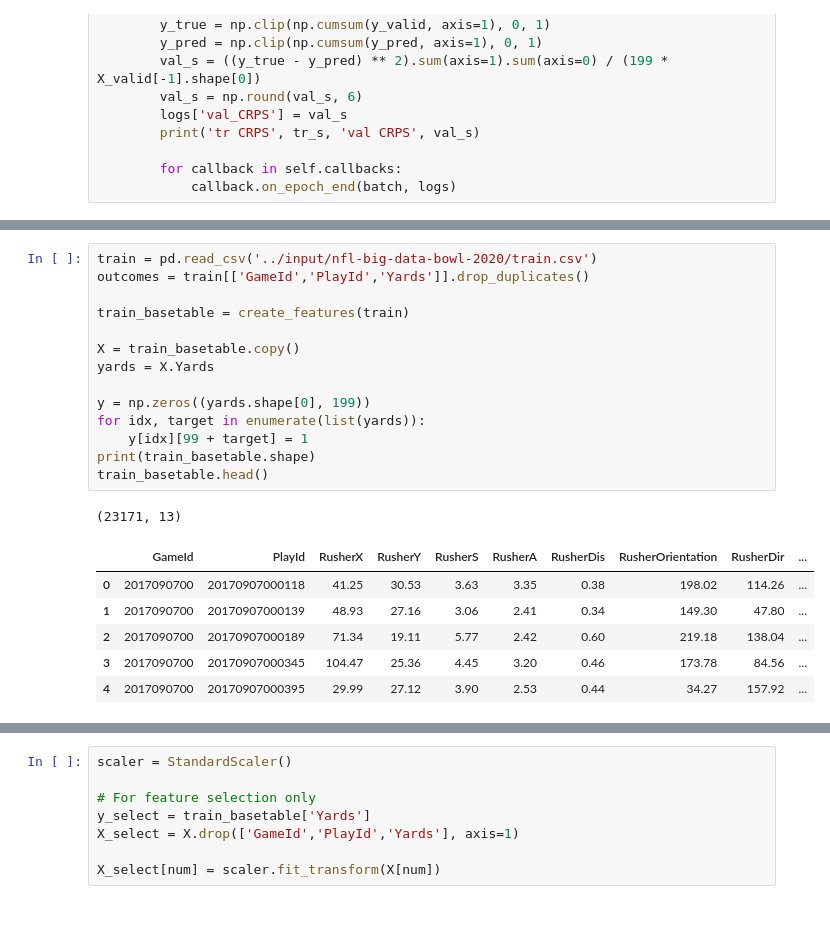
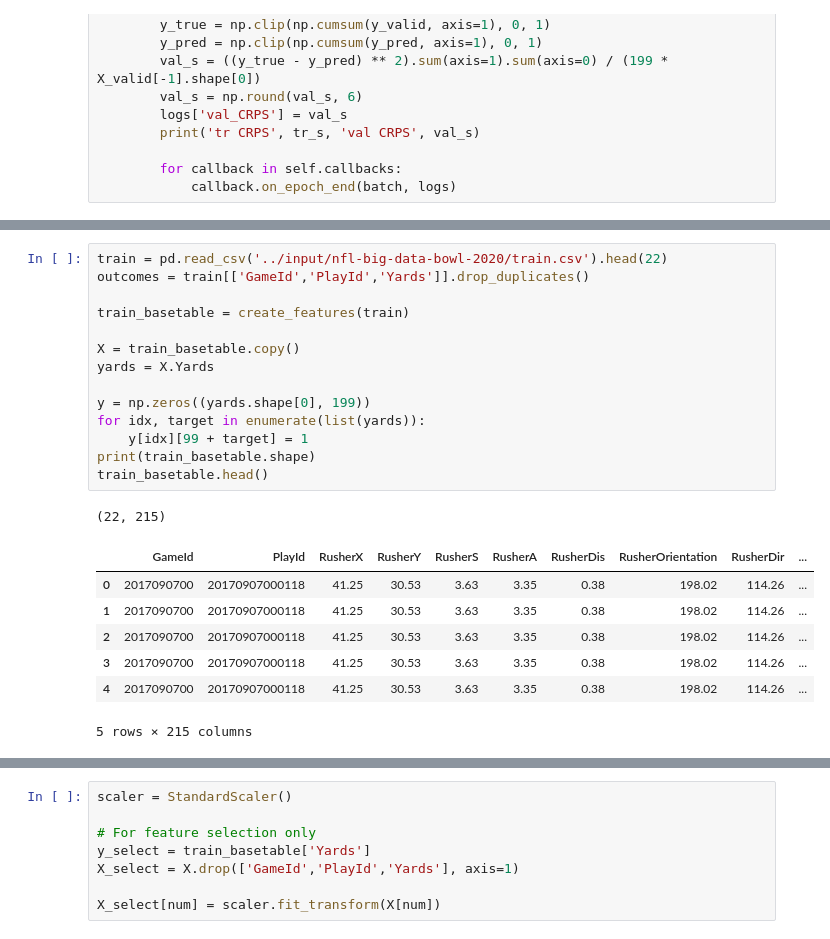
Before and after one commit to TheNerdyCat/nfl-big-data-bowl, a Jupyter notebook: output/feature_engineering_v4.ipynb, the cells around one changed output, grey strips where cells are left out. Drawn from its saved outputs; the diff is of its cells as text.

```diff
--- a/output/feature_engineering_v4.ipynb
+++ b/output/feature_engineering_v4.ipynb
@@ -695,22 +752,23 @@ def create_features(df):
 # %%
-train = pd.read_csv('../input/nfl-big-data-bowl-2020/train.csv')
+train = pd.read_csv('../input/nfl-big-data-bowl-2020/train.csv').head(22)
 outcomes = train[['GameId','PlayId','Yards']].drop_duplicates()
 
 train_basetable = create_features(train)
 
 X = train_basetable.copy()
 yards = X.Yards
 
 y = np.zeros((yards.shape[0], 199))
 for idx, target in enumerate(list(yards)):
     y[idx][99 + target] = 1
 print(train_basetable.shape)
 train_basetable.head()
 # %% [output]
-(23171, 13)
+(22, 215)
 |  | GameId | PlayId | RusherX | RusherY | RusherS | RusherA | RusherDis | RusherOrientation | RusherDir | ... |
 | 0 | 2017090700 | 20170907000118 | 41.25 | 30.53 | 3.63 | 3.35 | 0.38 | 198.02 | 114.26 | ... |
-| 1 | 2017090700 | 20170907000139 | 48.93 | 27.16 | 3.06 | 2.41 | 0.34 | 149.30 | 47.80 | ... |
-| 2 | 2017090700 | 20170907000189 | 71.34 | 19.11 | 5.77 | 2.42 | 0.60 | 219.18 | 138.04 | ... |
-| 3 | 2017090700 | 20170907000345 | 104.47 | 25.36 | 4.45 | 3.20 | 0.46 | 173.78 | 84.56 | ... |
-| 4 | 2017090700 | 20170907000395 | 29.99 | 27.12 | 3.90 | 2.53 | 0.44 | 34.27 | 157.92 | ... |
+| 1 | 2017090700 | 20170907000118 | 41.25 | 30.53 | 3.63 | 3.35 | 0.38 | 198.02 | 114.26 | ... |
+| 2 | 2017090700 | 20170907000118 | 41.25 | 30.53 | 3.63 | 3.35 | 0.38 | 198.02 | 114.26 | ... |
+| 3 | 2017090700 | 20170907000118 | 41.25 | 30.53 | 3.63 | 3.35 | 0.38 | 198.02 | 114.26 | ... |
+| 4 | 2017090700 | 20170907000118 | 41.25 | 30.53 | 3.63 | 3.35 | 0.38 | 198.02 | 114.26 | ... |
+5 rows × 215 columns
```
Also changed, not shown: parts of 4 cells of this notebook, 4 other files.
